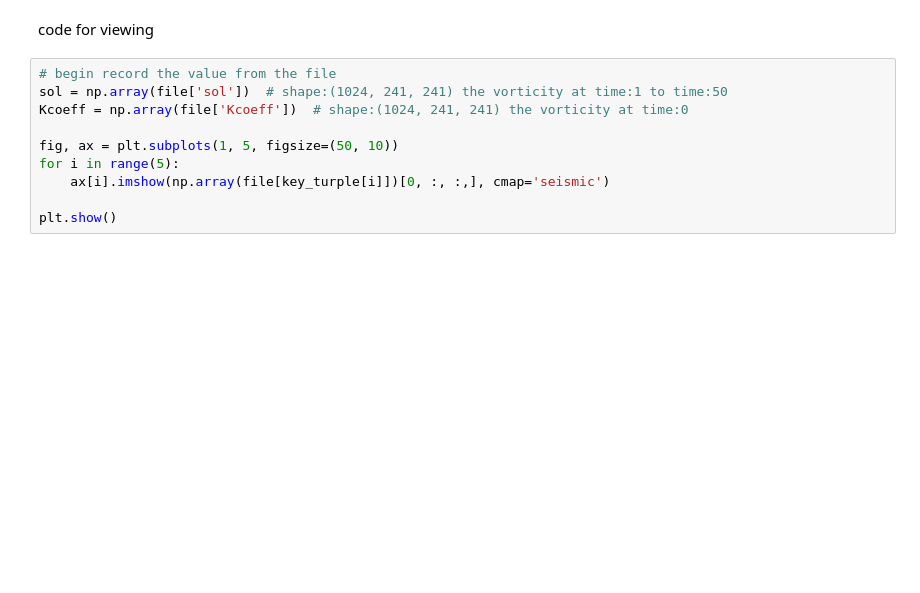
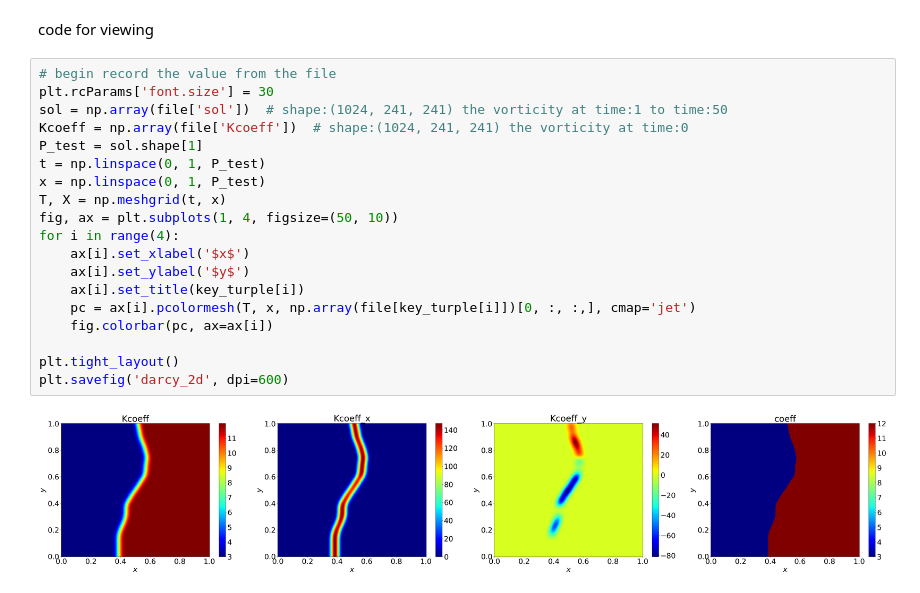
Before and after one commit to pidneuralode/PIOperator, a Jupyter notebook: visualization/darcy_dataview.ipynb, the cells around one changed output. Cells and saved outputs as stored; diff of their text form; blank space fills up the shorter version.

Commit message:
code for view some dataset and heatmap

```diff
--- a/visualization/darcy_dataview.ipynb
+++ b/visualization/darcy_dataview.ipynb
@@ -16,11 +24,22 @@ for key in key_turple:
 code for viewing
 # %%
 # begin record the value from the file
+plt.rcParams['font.size'] = 30
 sol = np.array(file['sol'])  # shape:(1024, 241, 241) the vorticity at time:1 to time:50
 Kcoeff = np.array(file['Kcoeff'])  # shape:(1024, 241, 241) the vorticity at time:0
+P_test = sol.shape[1]
+t = np.linspace(0, 1, P_test)
+x = np.linspace(0, 1, P_test)
+T, X = np.meshgrid(t, x)
+fig, ax = plt.subplots(1, 4, figsize=(50, 10))
+for i in range(4):
+    ax[i].set_xlabel('$x$')
+    ax[i].set_ylabel('$y$')
+    ax[i].set_title(key_turple[i])
+    pc = ax[i].pcolormesh(T, x, np.array(file[key_turple[i]])[0, :, :,], cmap='jet')
+    fig.colorbar(pc, ax=ax[i])
 
-fig, ax = plt.subplots(1, 5, figsize=(50, 10))
-for i in range(5):
-    ax[i].imshow(np.array(file[key_turple[i]])[0, :, :,], cmap='seismic')
-
-plt.show()
+plt.tight_layout()
+plt.savefig('darcy_2d', dpi=600)
+# %% [output]
+[figure, added]
```
Also changed, not shown: parts of 3 cells of this notebook, 2 other files.
